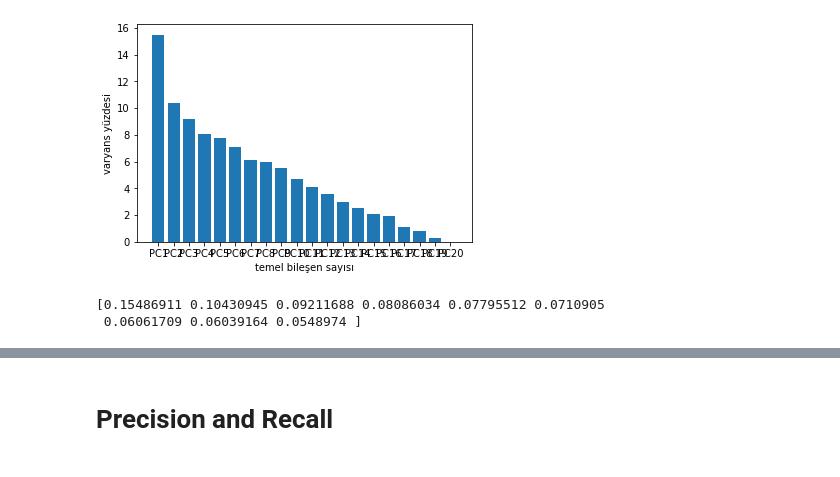
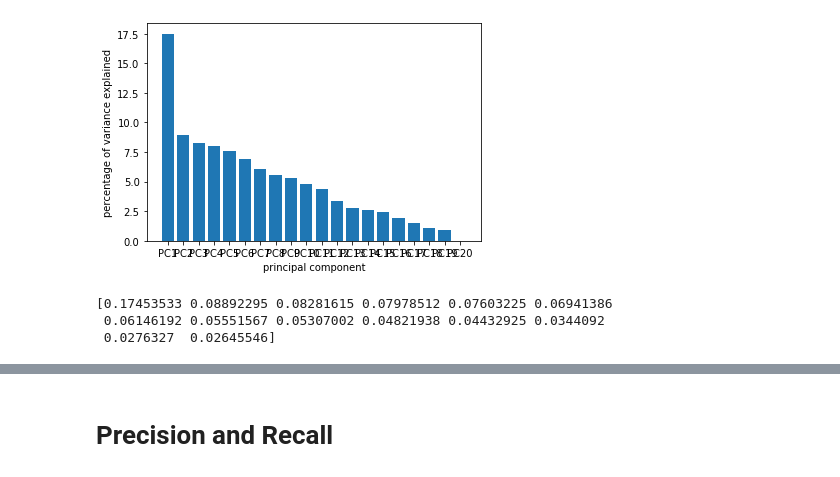
Before and after one commit to frkyz07/my-first-ml-project, a Jupyter notebook: code.ipynb, the cells around one changed output, grey strips where cells are left out. Saved outputs shown, nothing was run; the diff lists cells and outputs as text; code cells hidden in the pictures.

```diff
--- a/code.ipynb
+++ b/code.ipynb
@@ -208,9 +230,9 @@ dataset.head()
 # %%
-X = dataset.drop(["hastalikdurumu"], axis=1)
-Y = dataset["hastalikdurumu"]
+X = dataset.drop(["target"], axis=1)
+Y = dataset["target"]
 # %%
 x_train,x_test,y_train,y_test= train_test_split(X,Y,
-                                                test_size=0.2,
+                                                test_size=0.25,
                                                 random_state=42)
 # %%
 print(x_train)
@@ -235,6 +259,6 @@ print(x_train)
 # %%
 model = KNeighborsClassifier()
-model.fit(x_train_std, y_train)
+model.fit(x_train, y_train)
 
 y_pred = model.predict(x_test)
 y_pred1 = model.predict(x_train)
@@ -253,7 +298,0 @@ x_test_std = sc.fit_transform (x_test)
-# %%
-
-model = KNeighborsClassifier()
-model.fit(x_train_std, y_train)
-
-y_pred = model.predict(x_test_std)
-y_pred1 = model.predict(x_train_std)
@@ -283,15 +317,14 @@ print(exp_var)
 exp_var = np.round(pca.explained_variance_ratio_*100, decimals=1 )
 labels = ['PC'+ str(x) for x in range(1, len(exp_var)+1)]
 # %%
-plt.bar(x=range(1,len(var_yuzdesi)+1),height = exp_var, tick_label=labels)
-plt.ylabel("varyans yüzdesi")
-plt.xlabel("temel bileşen sayısı")
+plt.bar(x=range(1,len(exp_var)+1),height = exp_var, tick_label=labels)
+plt.ylabel("percentage of variance explained")
+plt.xlabel("principal component")
 plt.show()
 # %% [output]
-[figure, old version]
+[figure, new version]
 # %%
-from sklearn.decomposition import PCA
-pca = PCA(n_components=9, random_state=42)
+pca = PCA(n_components=14, random_state=42)
 
 x_train_pca = pca.fit_transform(x_train_std)
 x_test_pca = pca.fit_transform(x_test_std)
@@ -300,8 +333,9 @@ exp_var = pca.explained_variance_ratio_
 np.set_printoptions(suppress=True)
 print(exp_var)
 # %% [output]
-[0.15486911 0.10430945 0.09211688 0.08086034 0.07795512 0.0710905
- 0.06061709 0.06039164 0.0548974 ]
+[0.17453533 0.08892295 0.08281615 0.07978512 0.07603225 0.06941386
+ 0.06146192 0.05551567 0.05307002 0.04821938 0.04432925 0.0344092
+ 0.0276327  0.02645546]
 # %%
 print(x_train_pca)
 # %% [output]
```
Also changed, not shown: parts of 54 cells of this notebook.
